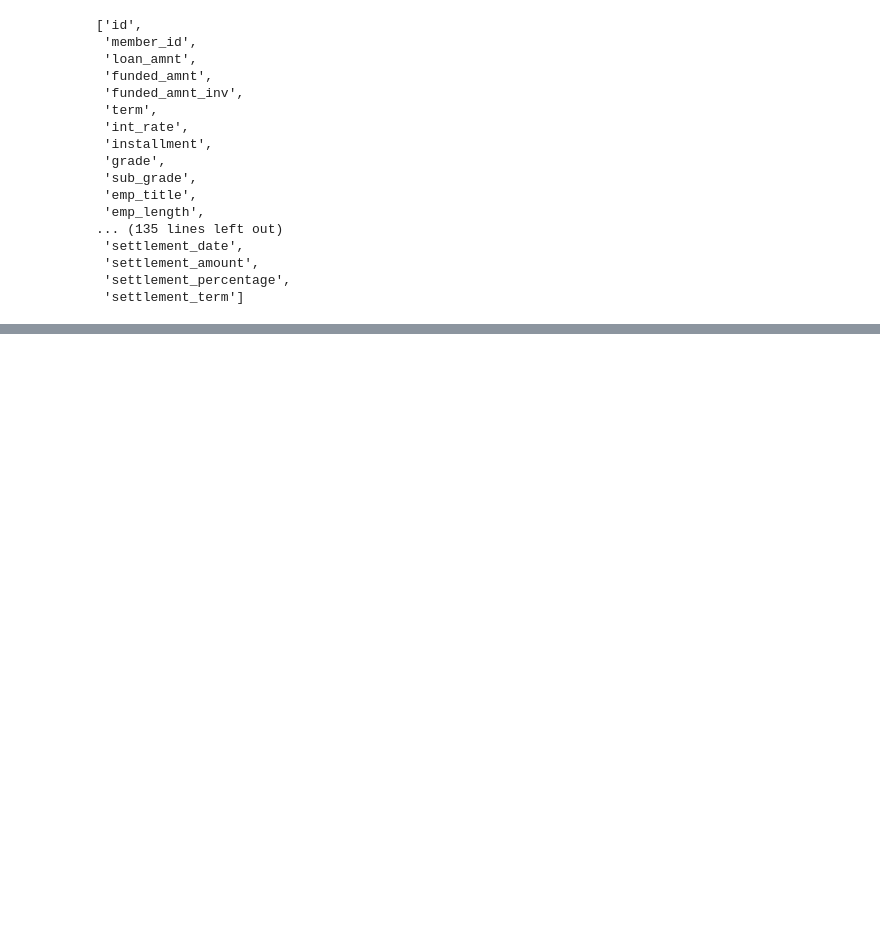
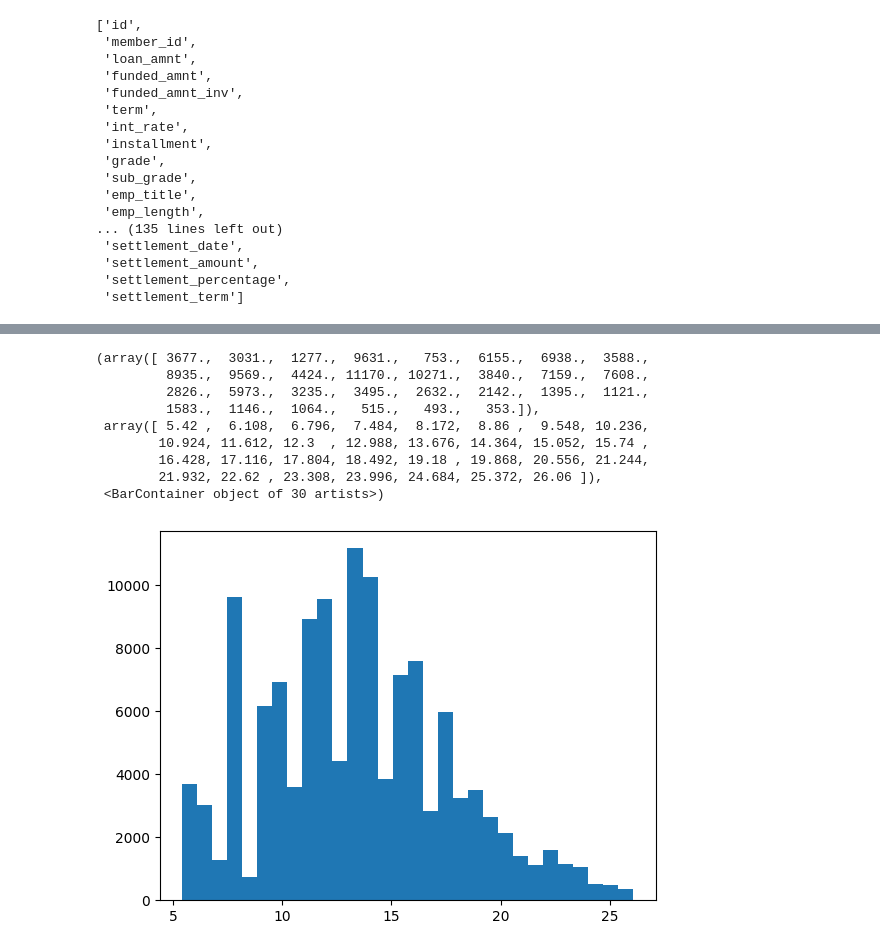
Before and after one commit to JonahNiklas/Pre-project-transformer, a Jupyter notebook: clean_data.ipynb, the cells around one changed output, grey strips where cells are left out. Cells and saved outputs as stored; diff of their text form; code cells hidden in the pictures; blank space fills up the shorter version.

```diff
--- a/clean_data.ipynb
+++ b/clean_data.ipynb
@@ -55,0 +118,13 @@ selected_columns.head()
+# %%
+plt.hist(filtered_data['int_rate'], bins=30)
+# %% [output]
+(array([ 3677.,  3031.,  1277.,  9631.,   753.,  6155.,  6938.,  3588.,
+         8935.,  9569.,  4424., 11170., 10271.,  3840.,  7159.,  7608.,
+         2826.,  5973.,  3235.,  3495.,  2632.,  2142.,  1395.,  1121.,
+         1583.,  1146.,  1064.,   515.,   493.,   353.]),
+ array([ 5.42 ,  6.108,  6.796,  7.484,  8.172,  8.86 ,  9.548, 10.236,
+        10.924, 11.612, 12.3  , 12.988, 13.676, 14.364, 15.052, 15.74 ,
+        16.428, 17.116, 17.804, 18.492, 19.18 , 19.868, 20.556, 21.244,
+        21.932, 22.62 , 23.308, 23.996, 24.684, 25.372, 26.06 ]),
+ <BarContainer object of 30 artists>)
+[figure, added]
```
Also changed, not shown: parts of 10 cells of this notebook.
